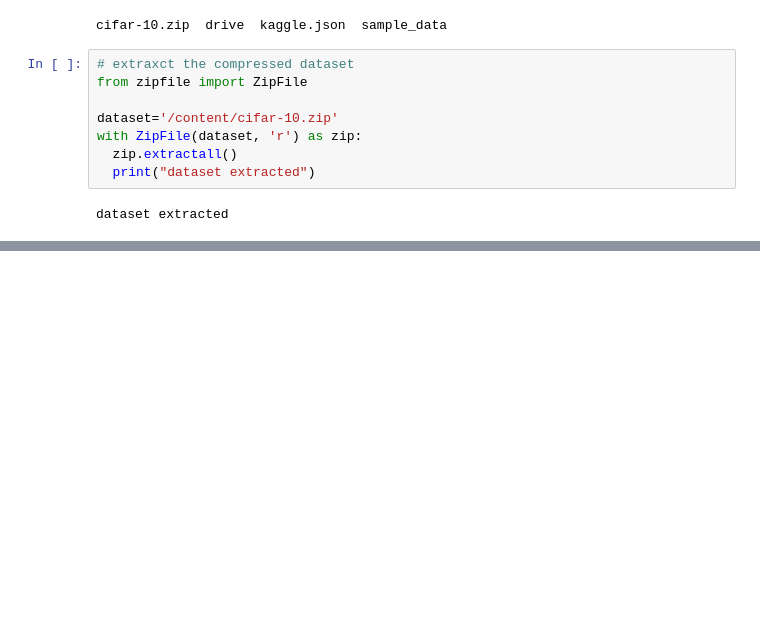
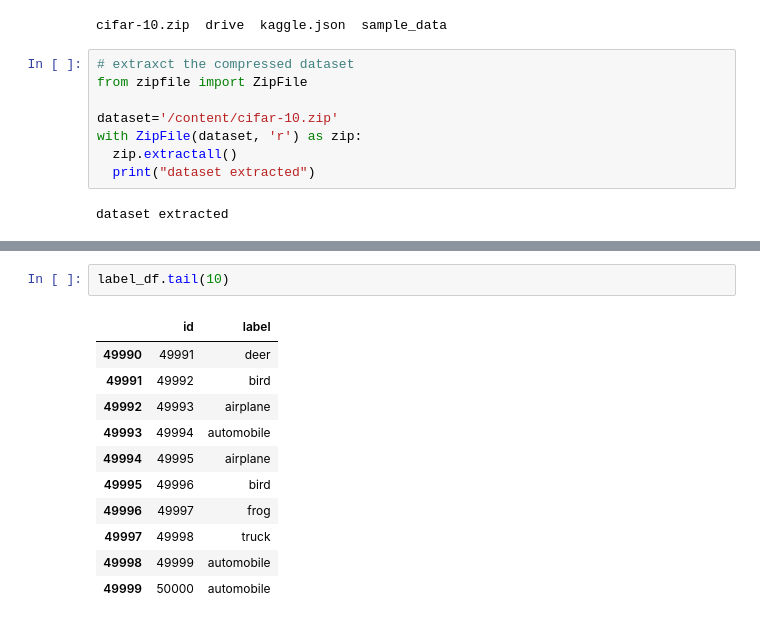
Before and after one commit to kumar291098/CIFAR-10---Object-Recognition-in-Images, a Jupyter notebook: CIFAR-10 - Object Recognition in Images.ipynb, the cells around one changed output, grey strips where cells are left out. Saved outputs shown, nothing was run; the diff lists cells and outputs as text; blank space fills up the shorter version.

```diff
--- a/CIFAR-10 - Object Recognition in Images.ipynb
+++ b/CIFAR-10 - Object Recognition in Images.ipynb
@@ -23,0 +121,14 @@ dataset extracted
+# %%
+label_df.tail(10)
+# %% [output]
+|  | id | label |
+| 49990 | 49991 | deer |
+| 49991 | 49992 | bird |
+| 49992 | 49993 | airplane |
+| 49993 | 49994 | automobile |
+| 49994 | 49995 | airplane |
+| 49995 | 49996 | bird |
+| 49996 | 49997 | frog |
+| 49997 | 49998 | truck |
+| 49998 | 49999 | automobile |
+| 49999 | 50000 | automobile |
```
Also changed, not shown: parts of 32 cells of this notebook.
